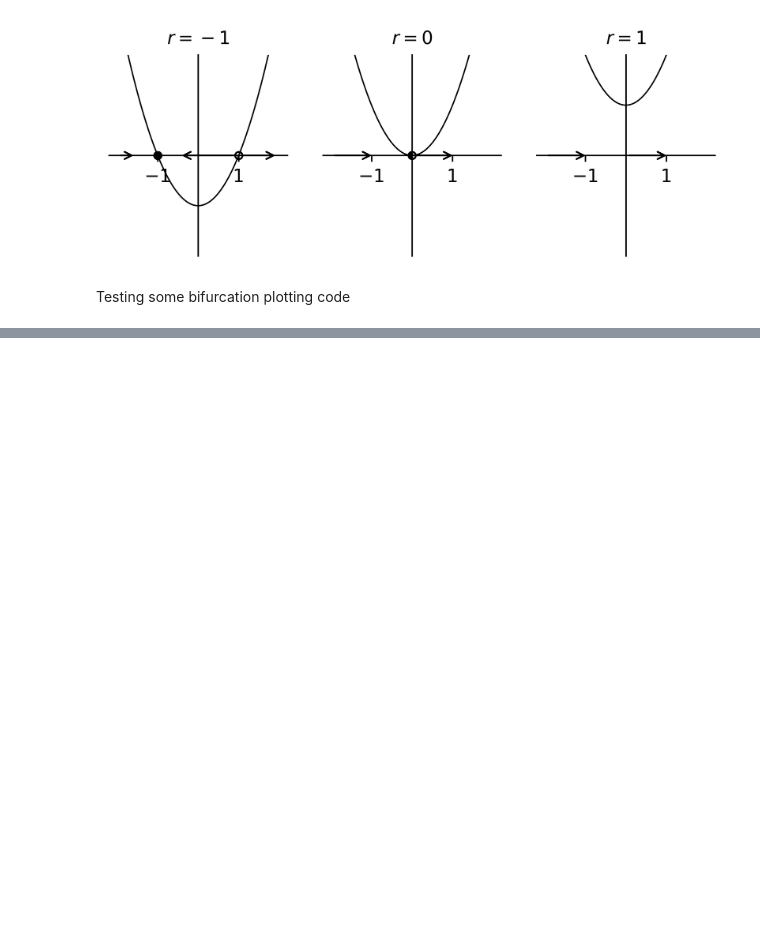
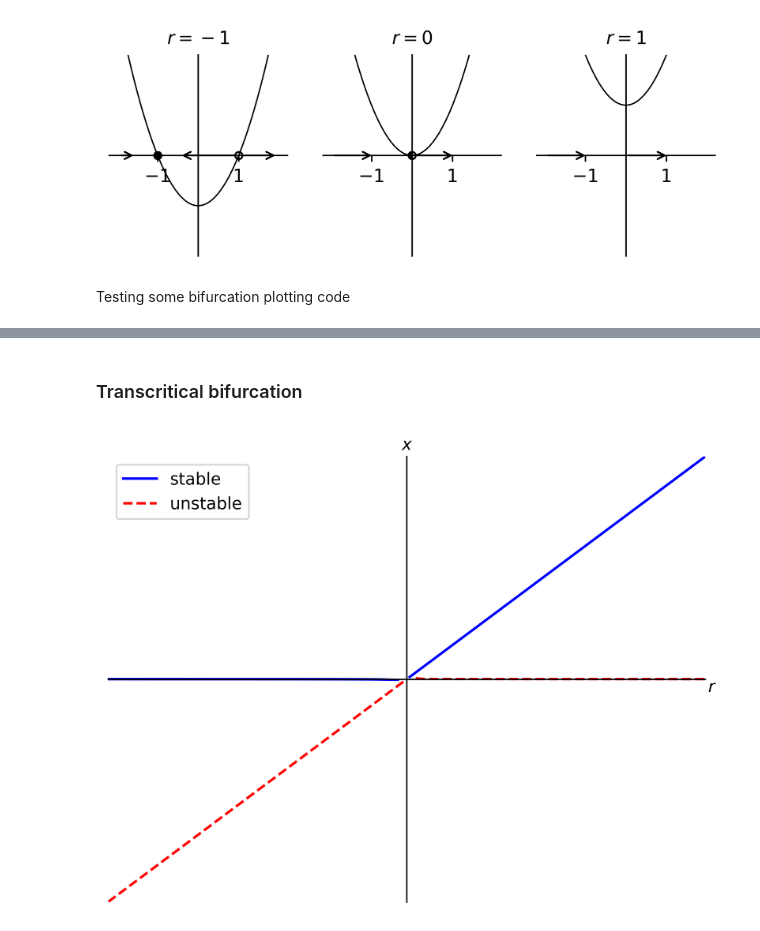
Before and after one commit to damiskov/gulf-stream-modelling, a Jupyter notebook: plots/dynamical_sys_plots.ipynb, the cells around one changed output, grey strips where cells are left out. Drawn from its saved outputs; the diff is of its cells as text; code cells hidden in the pictures; blank space fills up the shorter version.

```diff
--- a/plots/dynamical_sys_plots.ipynb
+++ b/plots/dynamical_sys_plots.ipynb
@@ -197,0 +198,12 @@ bifurcation_plot(f,f_x,r,x)
+# %% [markdown]
+### Transcritical bifurcation
+# %%
+f = lambda r,x: r*x -  x*x
+f_x = lambda r,x: r - 2.*x
+
+x = np.linspace(-1.,1.,100)
+r = np.linspace(-1.,1.,100)
+
+bifurcation_plot(f,f_x,r,x)
+# %% [output]
+[figure, added]
```
Also changed, not shown: parts of 7 cells of this notebook, 1 other file.
